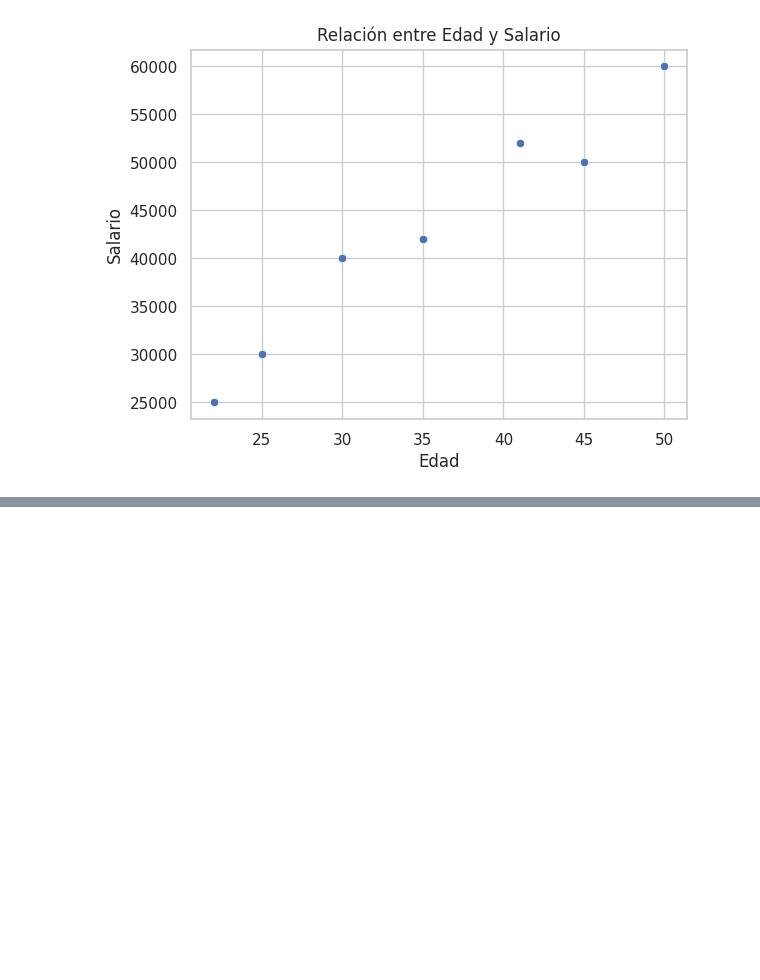
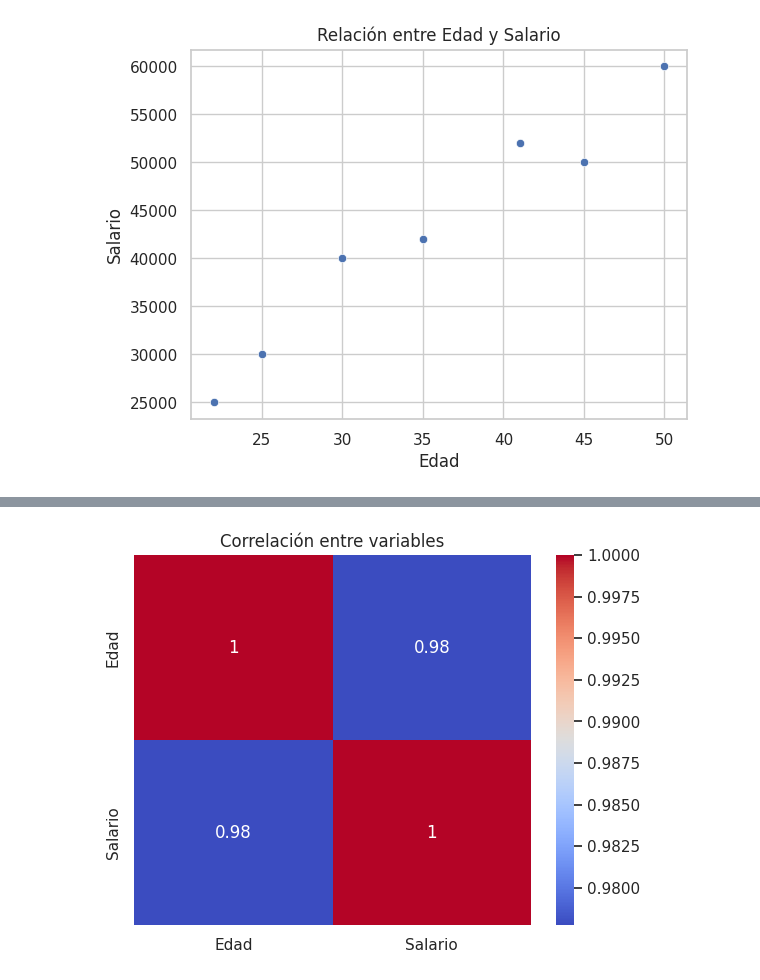
Before and after one commit to JuanPujol81/DataScience-IACourse, a Jupyter notebook: graphics_with_matplotlib.ipynb, the cells around one changed output, grey strips where cells are left out. Cells and saved outputs as stored; diff of their text form; code cells hidden in the pictures; blank space fills up the shorter version.

```diff
--- a/graphics_with_matplotlib.ipynb
+++ b/graphics_with_matplotlib.ipynb
@@ -54,0 +67,9 @@ plt.show()
+# %%
+# Matriz de correlación
+correlation = df.corr()
+
+sns.heatmap(correlation, annot=True, cmap='coolwarm')
+plt.title("Correlación entre variables")
+plt.show()
+# %% [output]
+[figure, added]
```
Also changed, not shown: parts of 8 cells of this notebook.
